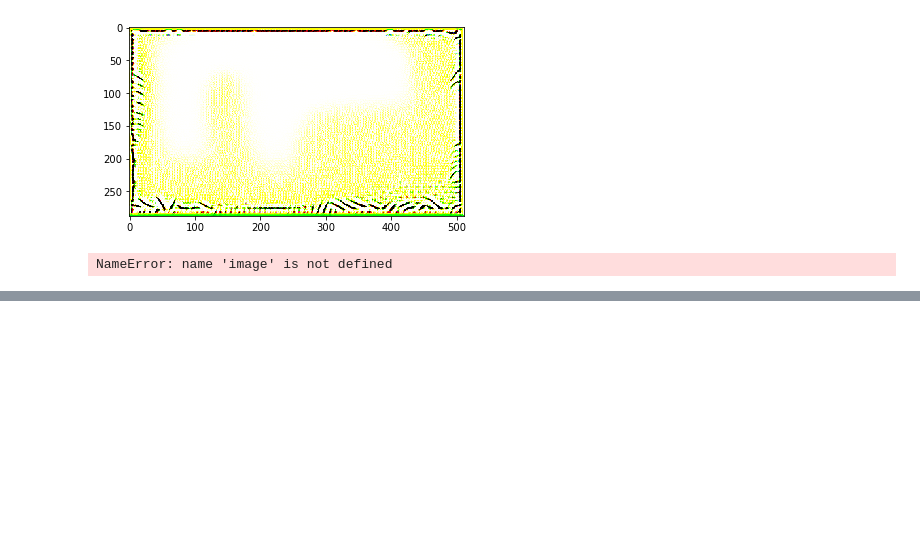
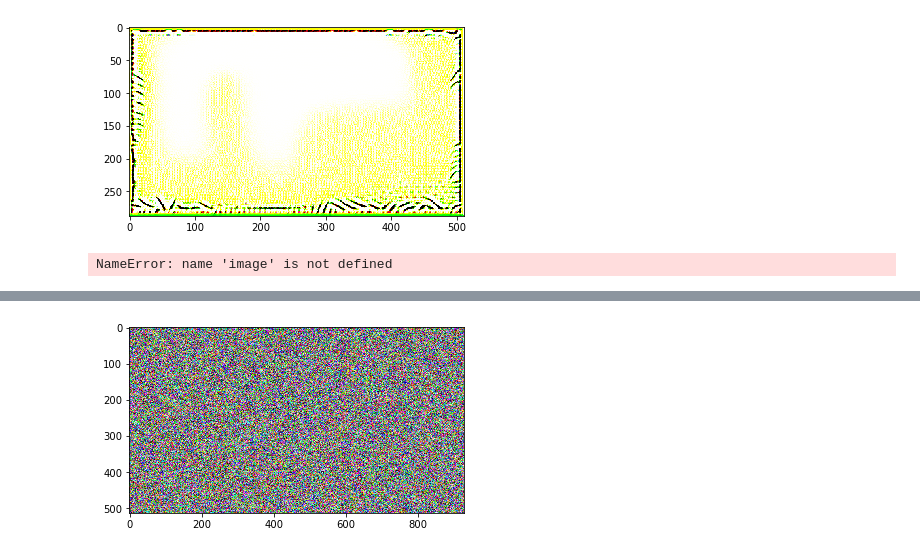
Before and after one commit to ash-xyz/Neural-Artist, a Jupyter notebook: notebooks/train.ipynb, the cells around one changed output, grey strips where cells are left out. Cells and saved outputs as stored; diff of their text form; code cells hidden in the pictures; blank space fills up the shorter version.

```diff
--- a/notebooks/train.ipynb
+++ b/notebooks/train.ipynb
@@ -36,0 +89,2 @@ save_image(load_image("../images/content/obrien.jpg"),"test.jpg")
+# %%
+image_3 = visualize_style_layer("../images/style/wave.jpg","block5_conv1")
@@ -36,0 +109,4 @@ save_image(load_image("../images/content/obrien.jpg"),"test.jpg")
+# %%
+show_image(image_3)
+# %% [output]
+[figure, added]
```
Also changed, not shown: parts of 9 cells of this notebook, 5 other files.
